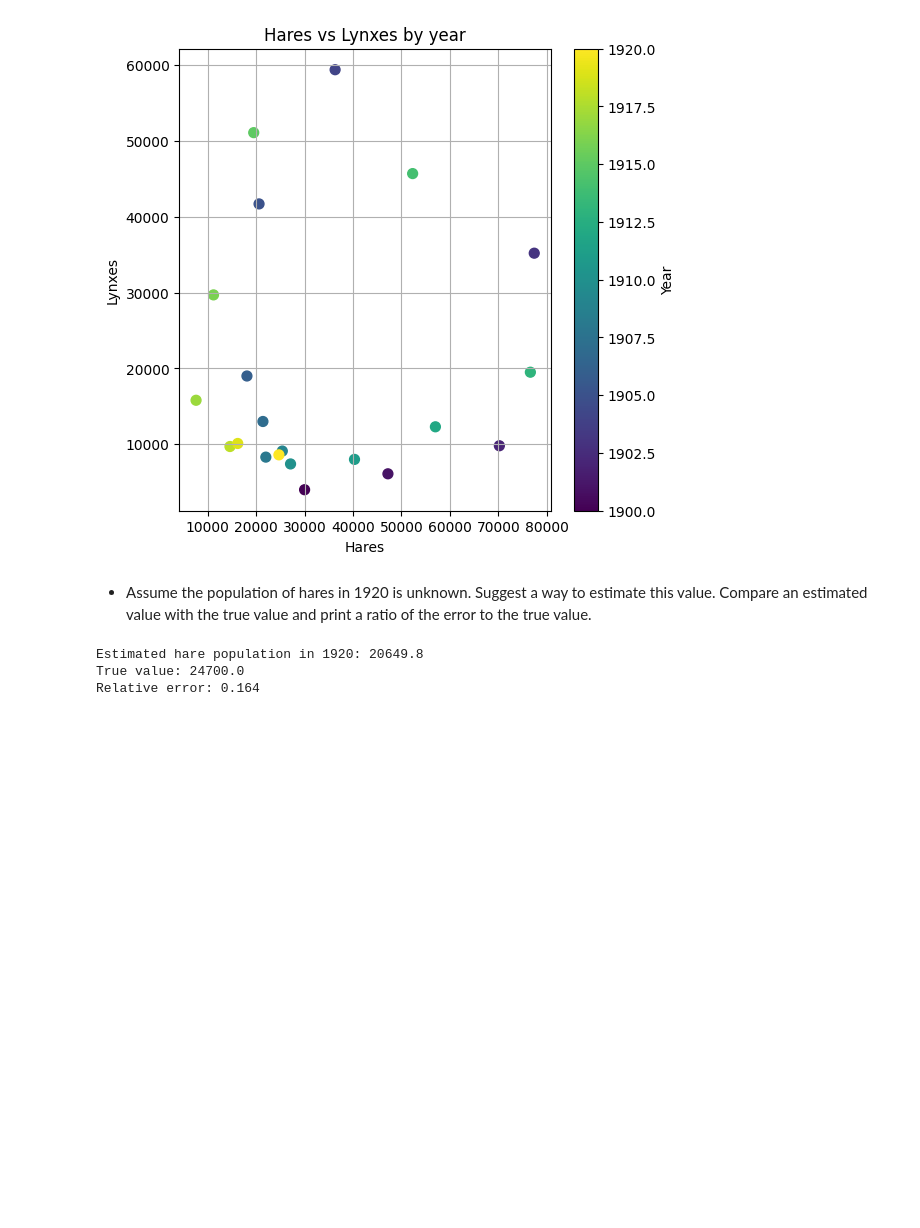
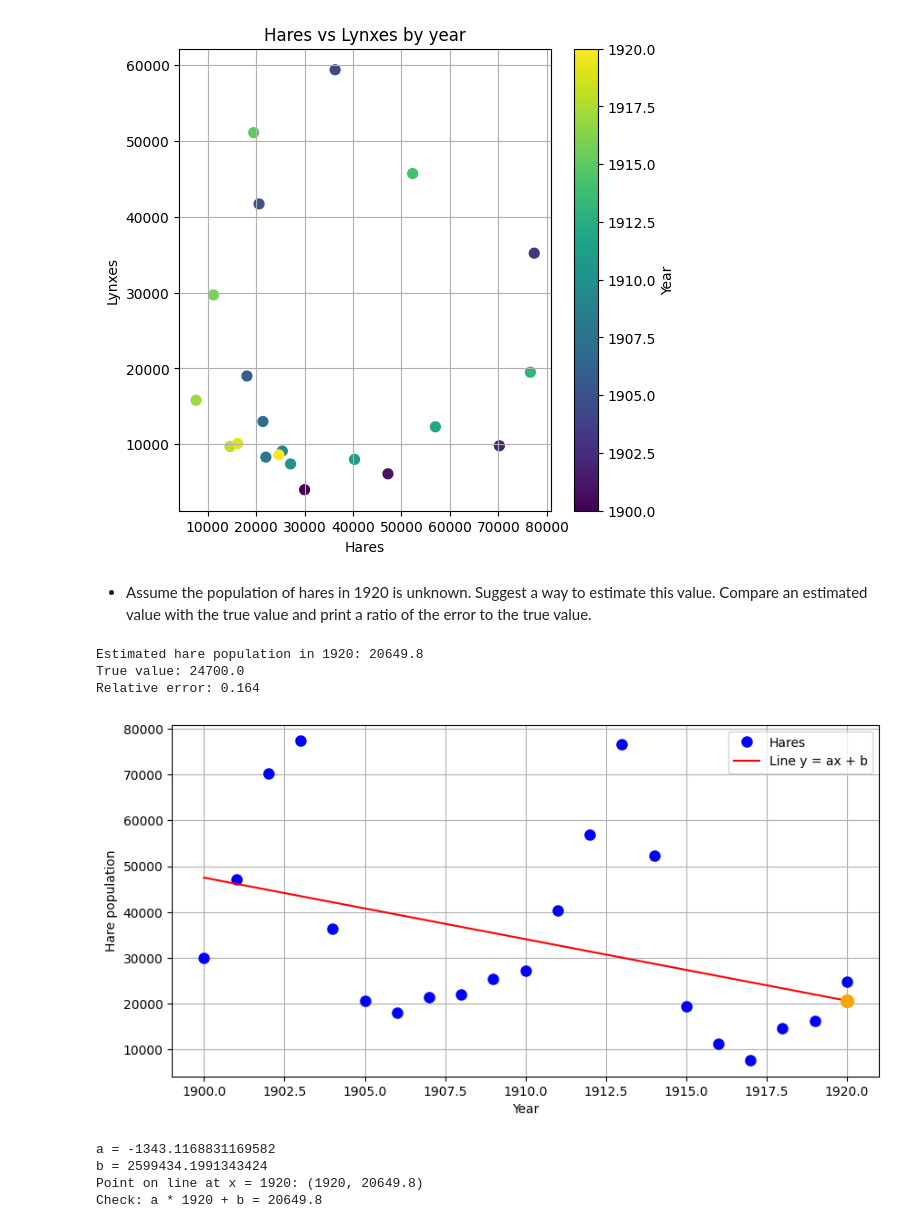
Before and after one commit to Timur228228228/-, a Jupyter notebook: numpy+matpotlyb.ipynb, the cells around one changed output. Drawn from its saved outputs; the diff is of its cells as text; code cells hidden in the pictures; blank space fills up the shorter version.

```diff
--- a/numpy+matpotlyb.ipynb
+++ b/numpy+matpotlyb.ipynb
@@ -256,3 +256,50 @@ print(f"Relative error: {error_ratio:.3f}")
 Estimated hare population in 1920: 20649.8
 True value: 24700.0
 Relative error: 0.164
+# %%
+import numpy as np
+import matplotlib.pyplot as plt
+
+url = "https://raw.githubusercontent.com/scipy-lectures/scipy-lecture-notes/master/data/populations.txt"
+data = np.loadtxt(url)
+
+years = data[:, 0]
+hares = data[:, 1]
+
+# Находим коэффициенты прямой y = ax + b
+coeffs = np.polyfit(years, hares, 1)
+a = coeffs[0]
+b = coeffs[1]
+
+x_line = np.linspace(years.min(), years.max(), 200)
+y_line = a * x_line + b
+
+x0 = 1920
+y0 = a * x0 + b
+
+plt.figure(figsize=(10, 5))
+
+# Все исходные точки данных — синие
+plt.plot(years, hares, 'bo', markersize=8, label='Hares')
+
+# Красная прямая
+plt.plot(x_line, y_line, 'r-', label='Line y = ax + b')
+
+plt.plot(x0, y0, 'o', color='orange', markersize=10)
+
+plt.xlabel('Year')
+plt.ylabel('Hare population')
+plt.legend()
+plt.grid(True)
+plt.show()
+
+print(f"a = {a}")
+print(f"b = {b}")
+print(f"Point on line at x = 1920: ({x0}, {y0:.1f})")
+print(f"Check: a * 1920 + b = {a * 1920 + b:.1f}")
+# %% [output]
+[figure, added]
+a = -1343.1168831169582
+b = 2599434.1991343424
+Point on line at x = 1920: (1920, 20649.8)
+Check: a * 1920 + b = 20649.8
```
